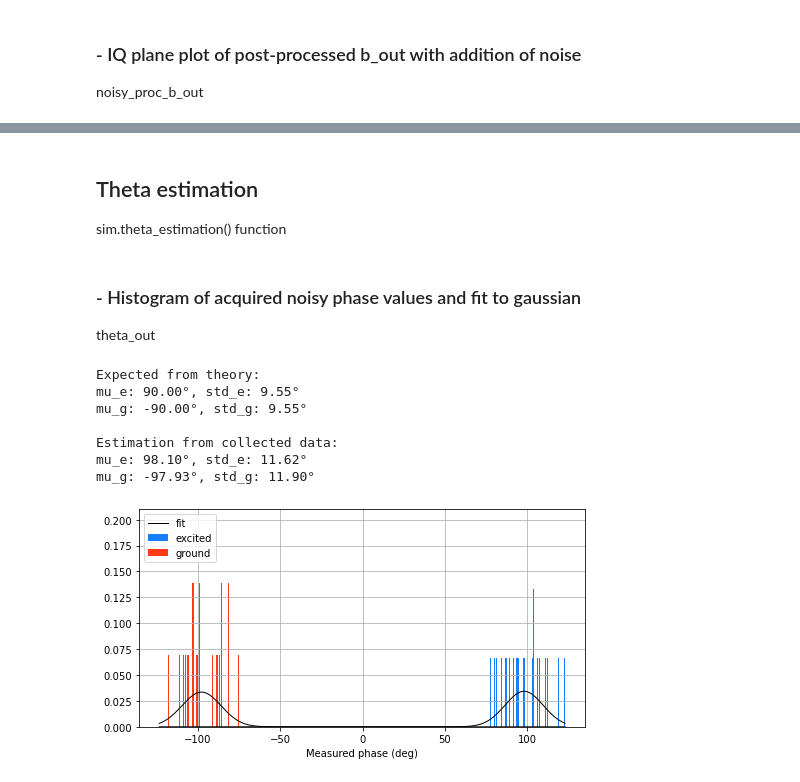
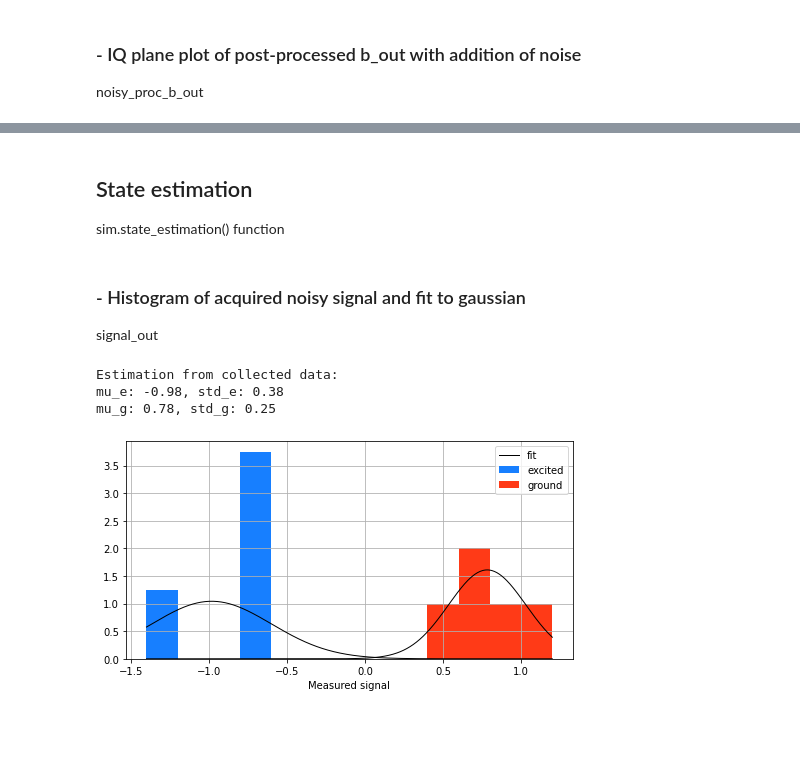
Before and after one commit to fernandovldrs/qcrew-readout, a Jupyter notebook: readout_simulation.ipynb, the cells around one changed output, grey strips where cells are left out. Saved outputs shown, nothing was run; the diff lists cells and outputs as text; code cells hidden in the pictures; blank space fills up the shorter version.

```diff
--- a/readout_simulation.ipynb
+++ b/readout_simulation.ipynb
@@ -27,11 +27,12 @@ kappa/2/np.pi/1e6
 ### - Simulation parameters
 # %%
 alpha_0 = 0   # Initial cavity state
-t_sim = 47530e-10 # Simulation time > 20/chi
-dt = 1e-11   # Simulation timestep
+t_sim = 12000e-10 # Simulation time > 20/chi
+dt = 1e-10   # Simulation timestep
 
 freq_mm = 0   # Frequency mismatch between input signal and cavity (Hz)
-A = 3   # Input signal amplitude
+A = 1.5   # Input signal amplitude
+pulse_duration = 200e-9   # Pulse duration
 
 # Input signal (square pulse)
 def b_in(t):
@@ -40,7 +41,7 @@ def b_in(t):
     t0 = 10e-9
 
     # Pulse stop time
-    tf = 1000e-9
+    tf = t0 + pulse_duration
 
     if t > t0 and t < tf:
         return A*np.exp(1j*2*np.pi*freq_mm*t)
@@ -128,8 +129,8 @@ plt.show()
 sim.b_signal_proc() function
 # %%
 # Measurement parameters
-t_wait = 3/kappa    # waiting time
-t_acq = 700e-9    # sampling time
+t_wait = 250e-9    # waiting time
+t_acq = 100e-9    # sampling time
 dt_acq = 20e-9    # sampling interval
 
 acq_b_out_e, dsp_b_out_e, noisy_dsp_b_out_e, acq_time = sim.digital_signal_processing(b_out_e, t_rng, t_wait, t_acq, dt_acq)
@@ -243,54 +295,46 @@ plt.show()
 # %% [markdown]
-## Theta estimation
-sim.theta_estimation() function
+## State estimation
+sim.state_estimation() function
 # %%
-theta_out_e, int_theta_out_e, theta_estimate_e, est_q_state_e, acq_time = sim.theta_estimation(noisy_dsp_b_out_e, dt_acq)
-theta_out_g, int_theta_out_g, theta_estimate_g, est_q_state_g, acq_time = sim.theta_estimation(noisy_dsp_b_out_g, dt_acq)
+signal_out_e, int_signal_out_e, signal_estimate_e, est_q_state_e, acq_time = sim.state_estimation(noisy_dsp_b_out_e, dt_acq)
+signal_out_g, int_signal_out_g, signal_estimate_g, est_q_state_g, acq_time = sim.state_estimation(noisy_dsp_b_out_g, dt_acq)
 # %% [markdown]
-### - Histogram of acquired noisy phase values and fit to gaussian
-theta_out
+### - Histogram of acquired noisy signal and fit to gaussian
+signal_out
 # %%
 f, ax = plt.subplots(figsize=(8, 4))
-noisy_theta_e = theta_out_e
-noisy_theta_g = theta_out_g
+noisy_signal_e = signal_out_e
+noisy_signal_g = signal_out_g
 
 # Fit data to normal distribution
-mu_e, std_e = norm.fit(noisy_theta_e)
-mu_g, std_g = norm.fit(noisy_theta_g)
+mu_e, std_e = norm.fit(noisy_signal_e)
+mu_g, std_g = norm.fit(noisy_signal_g)
 
-binwidth = 0.6
-lim_min = np.ceil(np.array(noisy_theta_e + noisy_theta_g).min() / binwidth) * binwidth
-lim_max = np.ceil(np.array(noisy_theta_e + noisy_theta_g).max() / binwidth) * binwidth
+binwidth = 0.2
+lim_min = np.ceil(np.array(noisy_signal_e + noisy_signal_g).min() / binwidth) * binwidth
+lim_max = np.ceil(np.array(noisy_signal_e + noisy_signal_g).max() / binwidth) * binwidth
 bins = np.arange(lim_min, lim_max + binwidth, binwidth)
 
-ax.hist(noisy_theta_e, density=True, color = '#177FFF', bins=bins, label = 'excited')
-ax.hist(noisy_theta_g, density=True, color = '#FF3A17', bins=bins, label = 'ground')
+ax.hist(noisy_signal_e, density=True, color = '#177FFF', bins=bins, label = 'excited')
+ax.hist(noisy_signal_g, density=True, color = '#FF3A17', bins=bins, label = 'ground')
 
 x = np.linspace(lim_min, lim_max, 500)
 p_e = norm.pdf(x, mu_e, std_e)
 plt.plot(x, p_e, 'k', linewidth=1., label = 'fit')
 p_g = norm.pdf(x, mu_g, std_g)
 plt.plot(x, p_g, 'k', linewidth=1.)
 
-print('Expected from theory:')
-print('mu_e: %.2f°, std_e: %.2f°' % (sim.exp_theta['e'], 180/np.pi*np.sqrt(1/4/np.absolute(A**2))))
-print('mu_g: %.2f°, std_g: %.2f°\n' % (sim.exp_theta['g'], 180/np.pi*np.sqrt(1/4/np.absolute(A**2))))
+print('Estimation from collected data:')
+print('mu_e: %.2f, std_e: %.2f' % (mu_e, std_e))
+print('mu_g: %.2f, std_g: %.2f' % (mu_g, std_g))
 
-print('Estimation from collected data:')
-print('mu_e: %.2f°, std_e: %.2f°' % (mu_e, std_e))
-print('mu_g: %.2f°, std_g: %.2f°' % (mu_g, std_g))
-
-plt.xlabel('Measured phase (deg)')
+plt.xlabel('Measured signal')
 
 plt.legend()
 plt.grid()
 plt.show()
 # %% [output]
-Expected from theory:
-mu_e: 90.00°, std_e: 9.55°
-mu_g: -90.00°, std_g: 9.55°
-
 Estimation from collected data:
-mu_e: 98.10°, std_e: 11.62°
-mu_g: -97.93°, std_g: 11.90°
+mu_e: -0.98, std_e: 0.38
+mu_g: 0.78, std_g: 0.25
-[figure, old version]
+[figure, new version]
```
Also changed, not shown: parts of 25 cells of this notebook, 2 other files.
